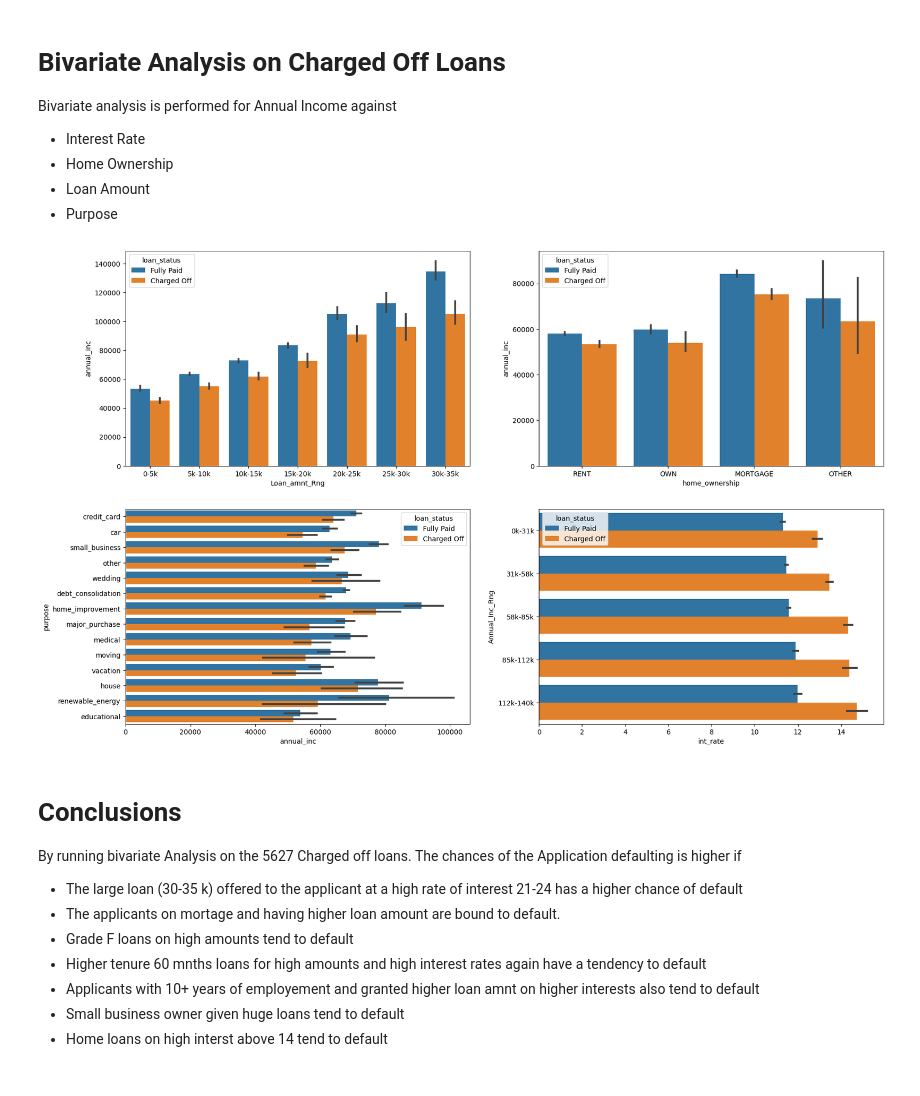
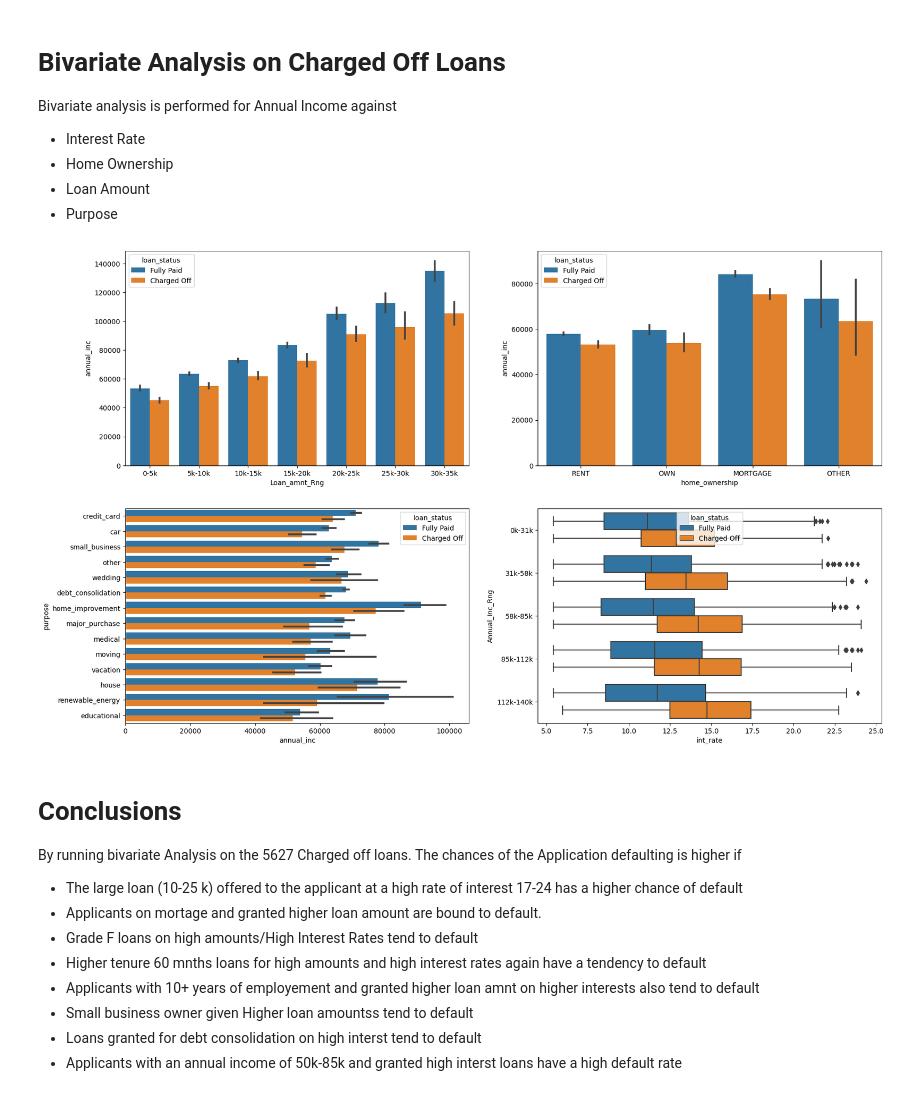
Before and after one commit to Issac-Paul-1/LendingClubCaseStudy, a Jupyter notebook: Issac_Paul.ipynb, the cells around one changed output. Cells and saved outputs as stored; diff of their text form; code cells hidden in the pictures.

```diff
--- a/Issac_Paul.ipynb
+++ b/Issac_Paul.ipynb
@@ -628,30 +632,31 @@ Bivariate analysis is performed for Annual Income against
 # %%
 fig=plt.figure()
 fig.set_figheight(40)
 fig.set_figwidth(20)
 fig.subplots_adjust(hspace=0.2,wspace=0.2)
 ax=fig.add_subplot(6,2,1)
 sns.barplot(data =df_Impact,x='Loan_amnt_Rng', y='annual_inc', hue ='loan_status')
 ax=fig.add_subplot(6,2,2)
 sns.barplot(data =df_Impact,x='home_ownership', y='annual_inc', hue ='loan_status')
 
 ax=fig.add_subplot(6,2,3)
 sns.barplot(data =df_Impact,y='purpose', x='annual_inc', hue ='loan_status')
 ax=fig.add_subplot(6,2,4)
-sns.barplot(data =df_Impact,y='Annual_Inc_Rng', x='int_rate', hue ='loan_status')
+sns.boxplot(data =df_Impact,y='Annual_Inc_Rng', x='int_rate', hue ='loan_status')
 plt.show()
 # %% [output]
-[figure, old version]
+[figure, new version]
 # %% [markdown]
 # Conclusions
 
 By running bivariate Analysis on the 5627 Charged off loans.
 The chances of the Application defaulting is higher  if
 
-- The large loan (30-35 k) offered to the applicant at a high rate of interest 21-24 has a higher chance of default
-- The applicants on mortage and having higher loan amount are bound to default.
-- Grade F loans on high amounts tend to default
+- The large loan (10-25 k) offered to the applicant at a high rate of interest 17-24 has a higher chance of default
+- Applicants on mortage and granted higher loan amount are bound to default.
+- Grade F loans on high amounts/High Interest Rates tend to default
 - Higher tenure 60 mnths loans for high amounts and high interest rates again have a tendency to default
 - Applicants with 10+ years of employement and granted higher loan amnt on higher interests also tend to default
-- Small business owner given huge loans tend to default
-- Home loans on high interst above 14 tend to default
+- Small business owner given Higher loan amountss tend to default
+- Loans granted for debt consolidation on high interst  tend to default
+- Applicants with an annual income of 50k-85k and granted high interst loans have a high default rate
```
Also changed, not shown: parts of 4 cells of this notebook, 1 other file.
